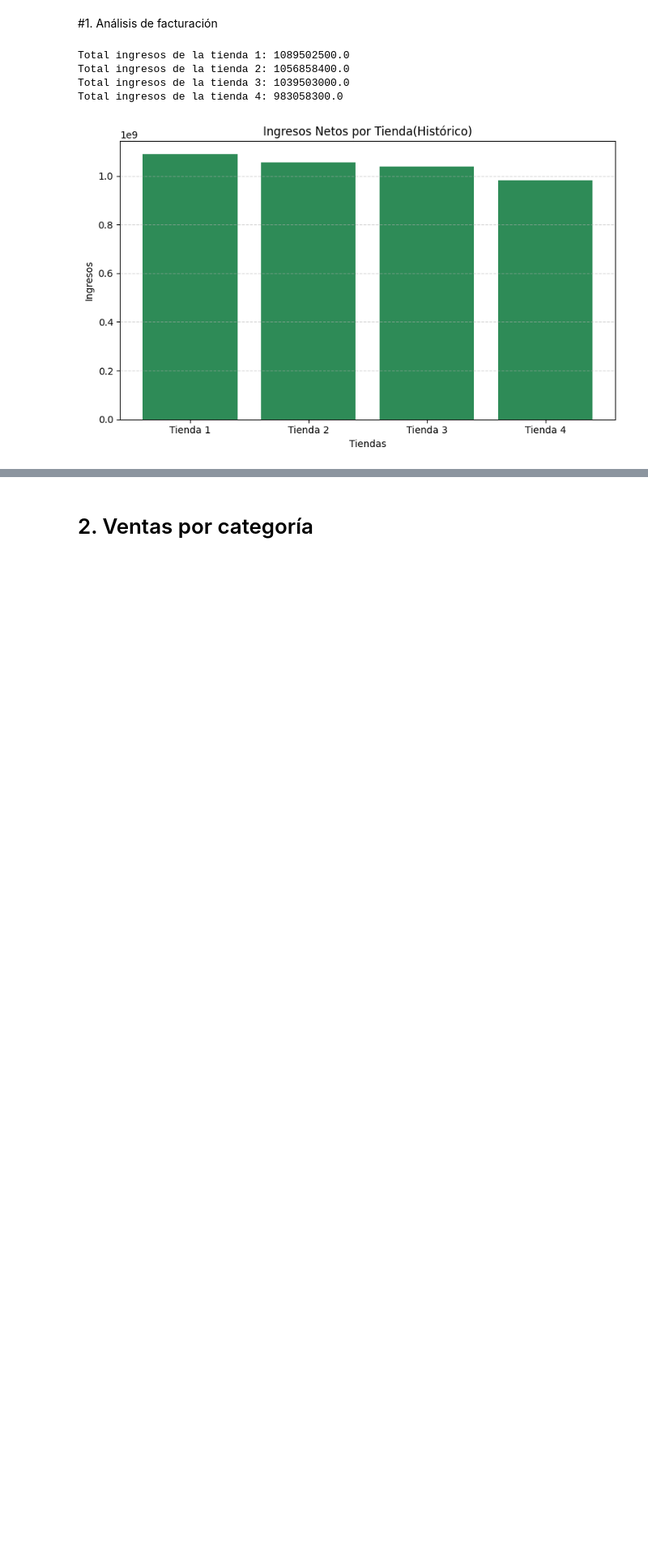
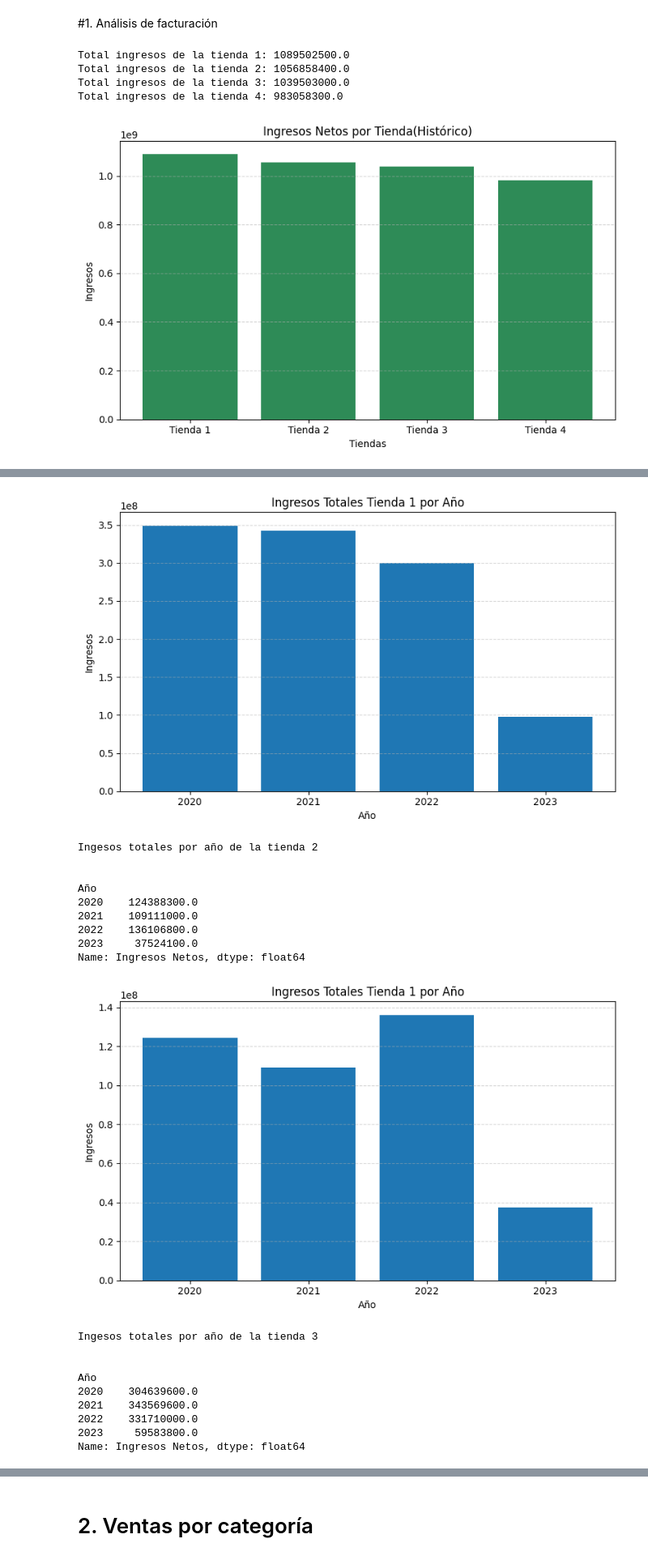
Before and after one commit to marsavil/challenge_1_ONE, a Jupyter notebook: AluraStoreLatam.ipynb, the cells around one changed output, grey strips where cells are left out. Shown at 81% size. Drawn from its saved outputs; the diff is of its cells as text; code cells hidden in the pictures; blank space fills up the shorter version.

```diff
--- a/AluraStoreLatam.ipynb
+++ b/AluraStoreLatam.ipynb
@@ -161,21 +85,0 @@ Name: Ingresos Netos, dtype: float64
-# %%
-tienda4['Fecha de Compra'] = pd.to_datetime(tienda4['Fecha de Compra'], errors='coerce')
-tienda4['Año'] = tienda4['Fecha de Compra'].dt.year
-tienda4['Ingresos Netos'] = tienda4['Precio'] - tienda4['Costo de envío']
-ingresos_por_año_tienda_4 = tienda4.groupby('Año')['Ingresos Netos'].sum()
-ingresos_por_año_tienda_4.index = ingresos_por_año_tienda_4.index.astype(int)
-print(ingresos_por_año_tienda_4)
-print(ingresos_por_año_tienda_4.index)
-
-año = tienda3['Año'].unique()
-ingresos = ingresos_por_año_tienda_4.values
-años = ingresos_por_año_tienda_4.index.astype(str)
-
-plt.figure(figsize=(8,5))
-plt.bar(años, ingresos)
-plt.title('Ingresos Totales Tienda 4 por Año')
-plt.ylabel('Ingresos')
-plt.xlabel('Año')
-plt.grid(axis='y', linestyle='--', alpha=0.5)
-plt.tight_layout()
-plt.show()
@@ -190,0 +86,10 @@ Index([2020, 2021, 2022, 2023], dtype='int64', name='Año')
+# %%
+print("\n\nIngesos totales por año de la tienda 1\n\n")
+ventas_tienda_por_año(tienda)
+print("\n\nIngesos totales por año de la tienda 2\n\n")
+ventas_tienda_por_año(tienda2)
+print("\n\nIngesos totales por año de la tienda 3\n\n")
+ventas_tienda_por_año(tienda3)
+print("\n\nIngesos totales por año de la tienda 4\n\n")
+ventas_tienda_por_año(tienda4)
+# %% [output]
@@ -190,0 +105,20 @@ Index([2020, 2021, 2022, 2023], dtype='int64', name='Año')
+[figure, added]
+Ingesos totales por año de la tienda 2
+
+
+Año
+2020    124388300.0
+2021    109111000.0
+2022    136106800.0
+2023     37524100.0
+Name: Ingresos Netos, dtype: float64
+[figure, added]
+Ingesos totales por año de la tienda 3
+
+
+Año
+2020    304639600.0
+2021    343569600.0
+2022    331710000.0
+2023     59583800.0
+Name: Ingresos Netos, dtype: float64
```
Also changed, not shown: parts of 9 cells of this notebook.
